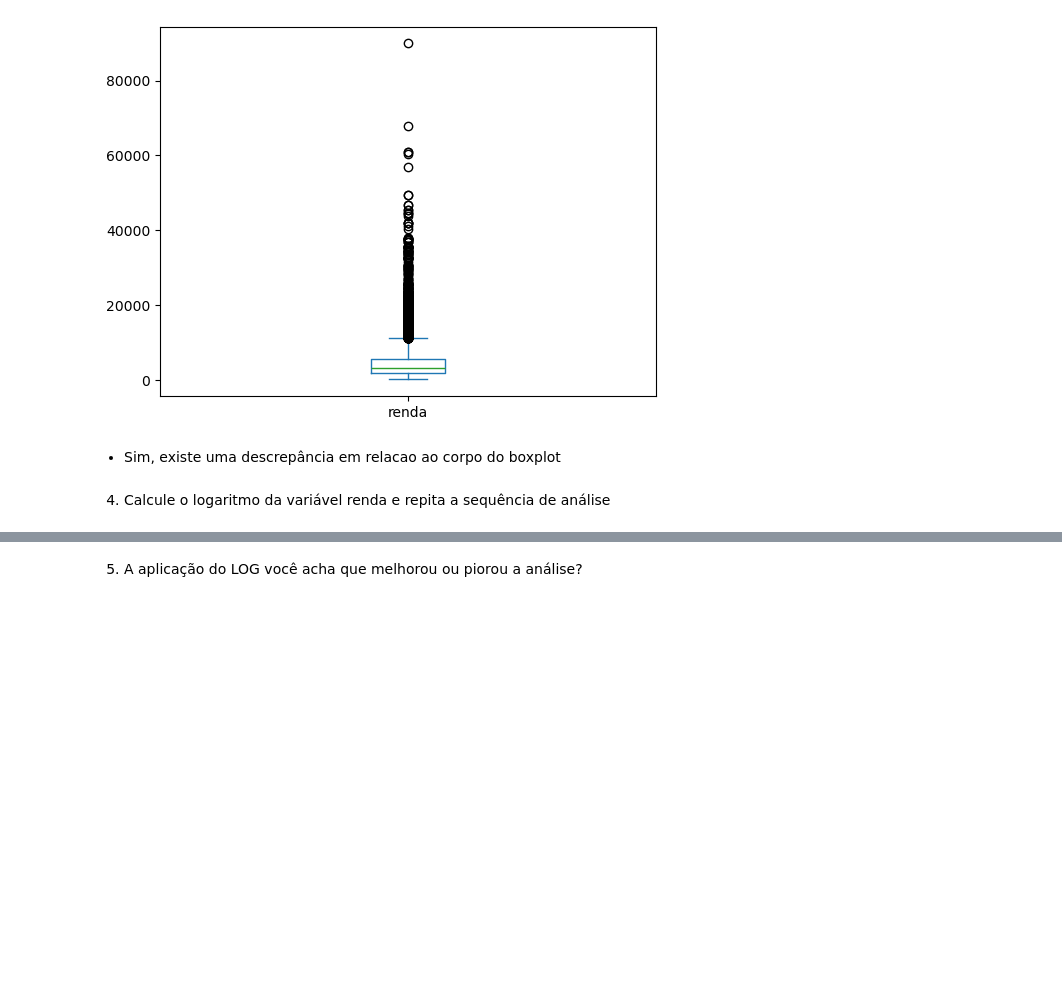
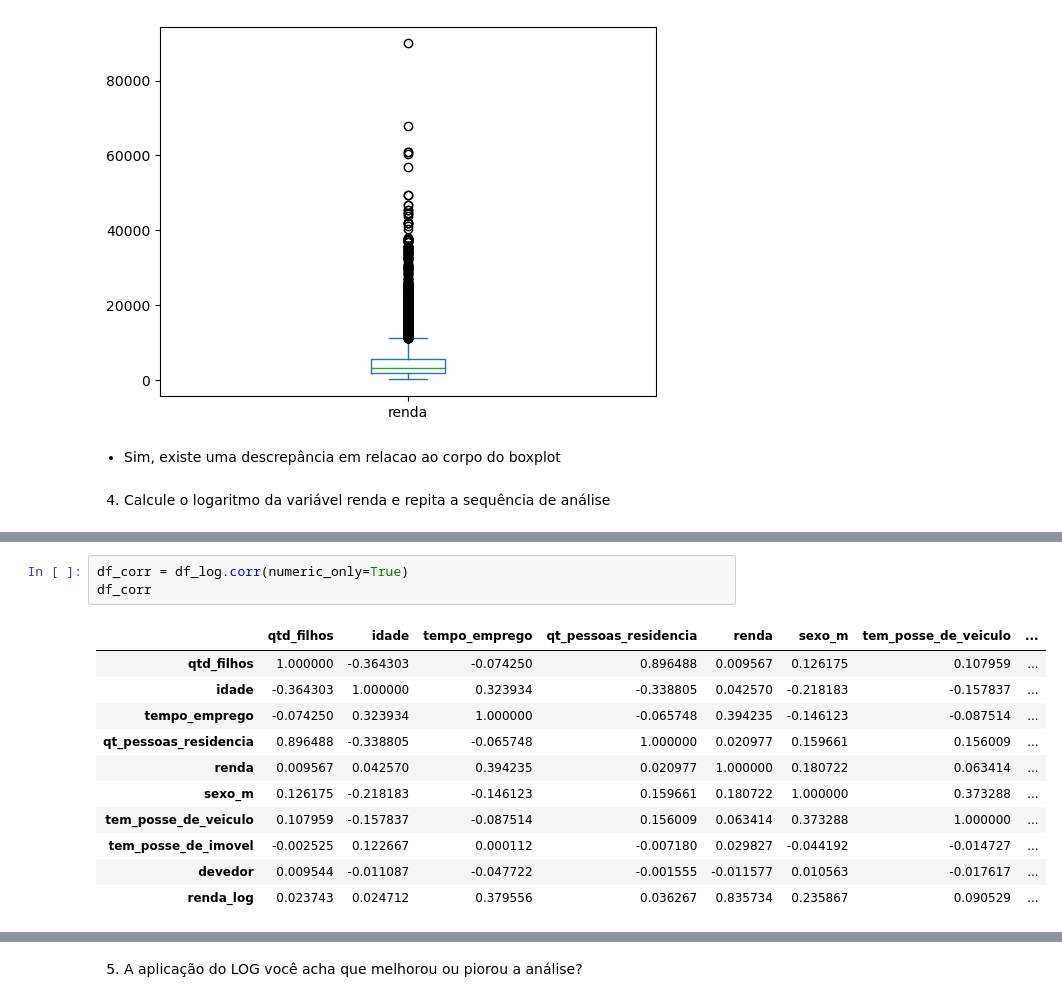
Before and after one commit to r7melo/EBAC-exercicios, a Jupyter notebook: mod10/M10E01.ipynb, the cells around one changed output, grey strips where cells are left out. Cells and saved outputs as stored; diff of their text form; blank space fills up the shorter version.

```diff
--- a/mod10/M10E01.ipynb
+++ b/mod10/M10E01.ipynb
@@ -137 +142,16 @@ prevre2.corr()
+# %%
+df_corr = df_log.corr(numeric_only=True)
+df_corr
+# %% [output]
+|  | qtd_filhos | idade | tempo_emprego | qt_pessoas_residencia | renda | sexo_m | tem_posse_de_veiculo | ... |
+| qtd_filhos | 1.000000 | -0.364303 | -0.074250 | 0.896488 | 0.009567 | 0.126175 | 0.107959 | ... |
+| idade | -0.364303 | 1.000000 | 0.323934 | -0.338805 | 0.042570 | -0.218183 | -0.157837 | ... |
+| tempo_emprego | -0.074250 | 0.323934 | 1.000000 | -0.065748 | 0.394235 | -0.146123 | -0.087514 | ... |
+| qt_pessoas_residencia | 0.896488 | -0.338805 | -0.065748 | 1.000000 | 0.020977 | 0.159661 | 0.156009 | ... |
+| renda | 0.009567 | 0.042570 | 0.394235 | 0.020977 | 1.000000 | 0.180722 | 0.063414 | ... |
+| sexo_m | 0.126175 | -0.218183 | -0.146123 | 0.159661 | 0.180722 | 1.000000 | 0.373288 | ... |
+| tem_posse_de_veiculo | 0.107959 | -0.157837 | -0.087514 | 0.156009 | 0.063414 | 0.373288 | 1.000000 | ... |
+| tem_posse_de_imovel | -0.002525 | 0.122667 | 0.000112 | -0.007180 | 0.029827 | -0.044192 | -0.014727 | ... |
+| devedor | 0.009544 | -0.011087 | -0.047722 | -0.001555 | -0.011577 | 0.010563 | -0.017617 | ... |
+| renda_log | 0.023743 | 0.024712 | 0.379556 | 0.036267 | 0.835734 | 0.235867 | 0.090529 | ... |
 # %%
```
Also changed, not shown: parts of 6 cells of this notebook.
